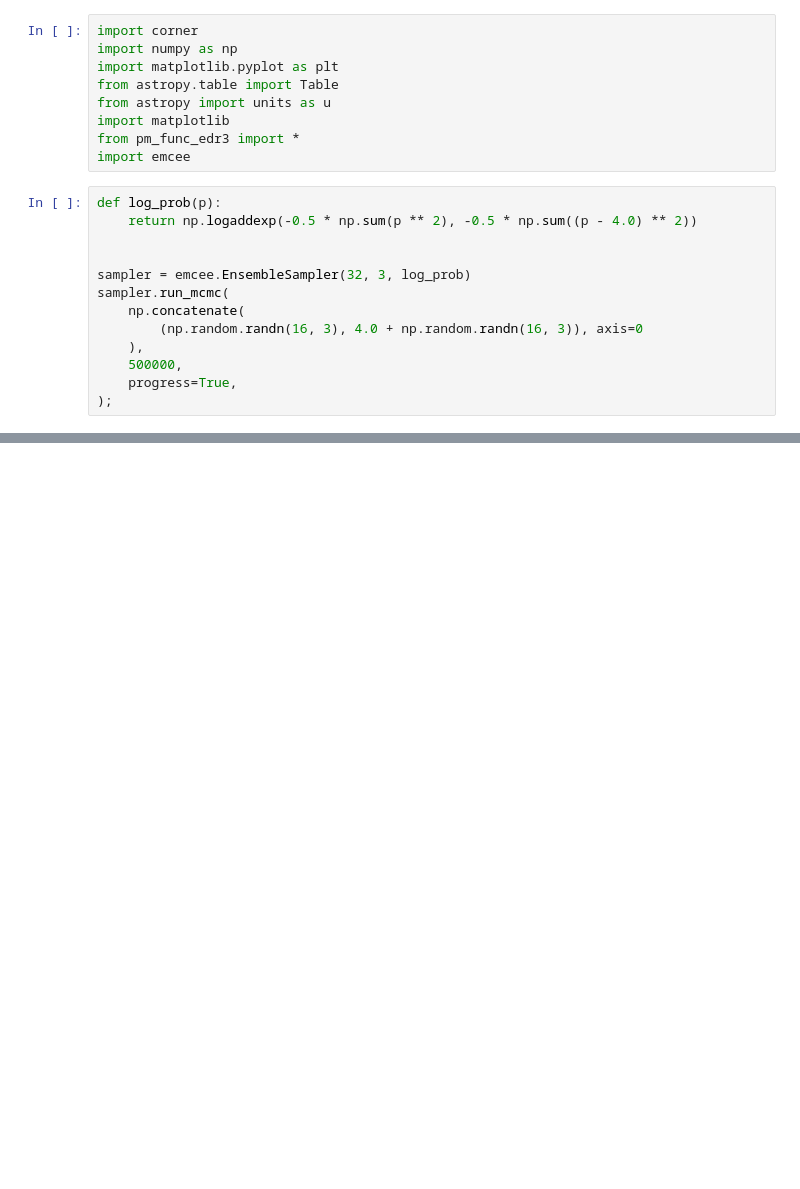
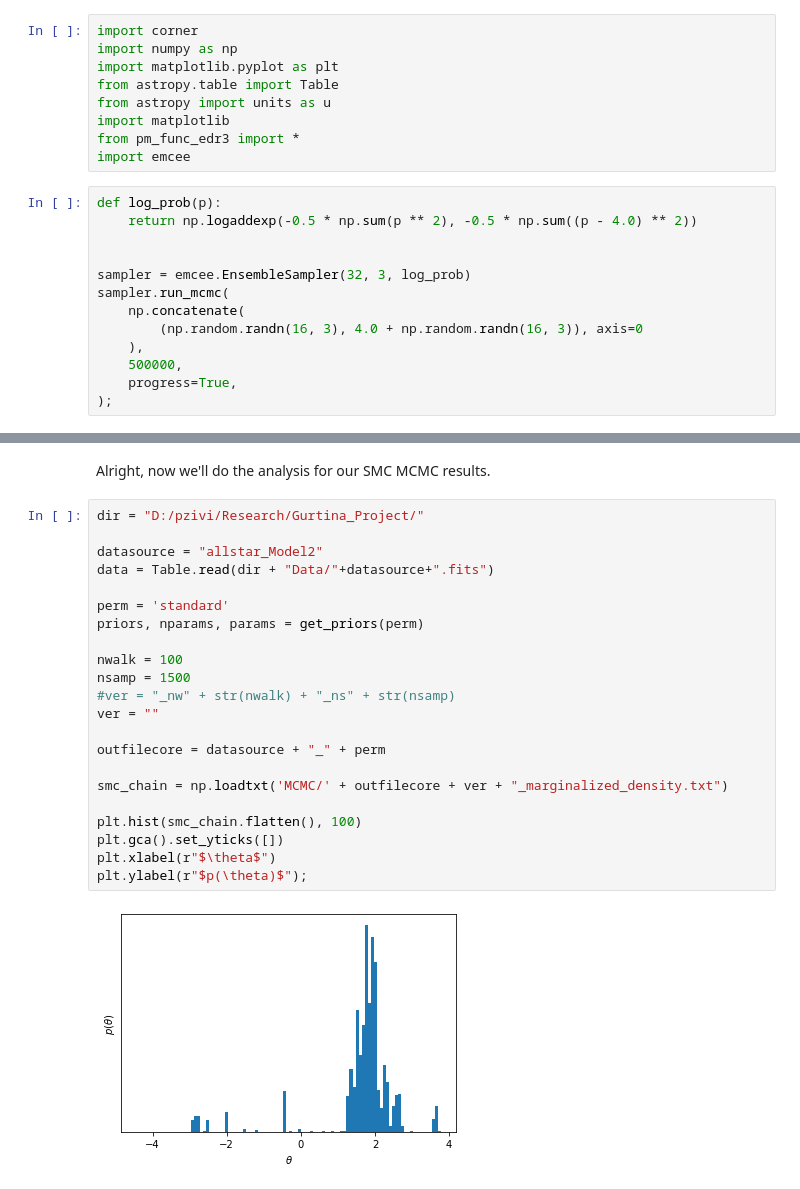
Before and after one commit to pzivick/smc_mcmc, a Jupyter notebook: SMC_autocorrelation_analysis.ipynb, the cells around one changed output, grey strips where cells are left out. Drawn from its saved outputs; the diff is of its cells as text; blank space fills up the shorter version.

```diff
--- a/SMC_autocorrelation_analysis.ipynb
+++ b/SMC_autocorrelation_analysis.ipynb
@@ -47,0 +99,26 @@ plt.legend(fontsize=14);
+# %% [markdown]
+Alright, now we'll do the analysis for our SMC MCMC results.
+# %%
+dir = "D:/pzivi/Research/Gurtina_Project/"
+
+datasource = "allstar_Model2"
+data = Table.read(dir + "Data/"+datasource+".fits")
+
+perm = 'standard'
+priors, nparams, params = get_priors(perm)
+
+nwalk = 100
+nsamp = 1500
+#ver = "_nw" + str(nwalk) + "_ns" + str(nsamp)
+ver = ""
+
+outfilecore = datasource + "_" + perm
+
+smc_chain = np.loadtxt('MCMC/' + outfilecore + ver + "_marginalized_density.txt")
+
+plt.hist(smc_chain.flatten(), 100)
+plt.gca().set_yticks([])
+plt.xlabel(r"$\theta$")
+plt.ylabel(r"$p(\theta)$");
+# %% [output]
+[figure, added]
```
Also changed, not shown: parts of 4 cells of this notebook, 2 other files.
